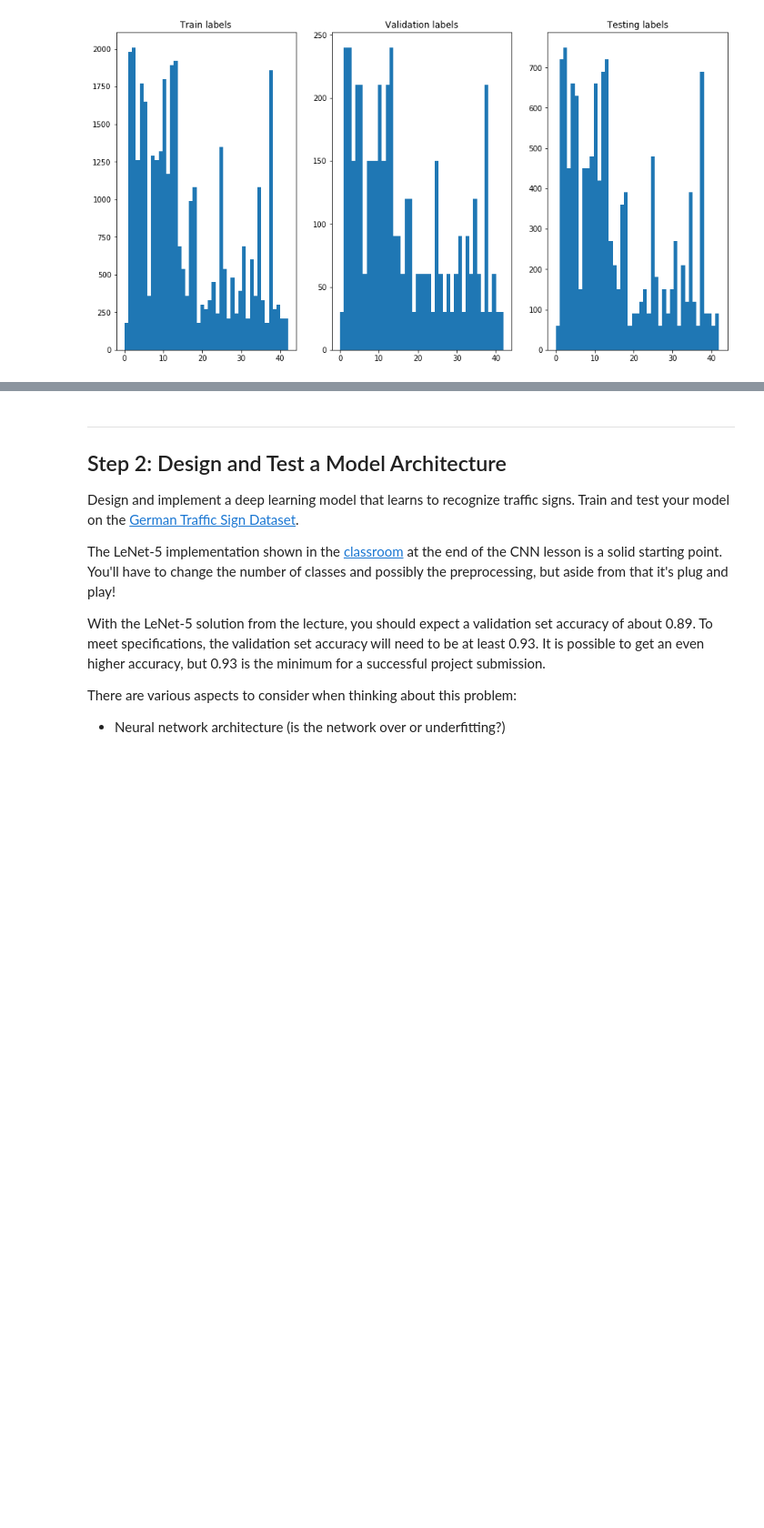
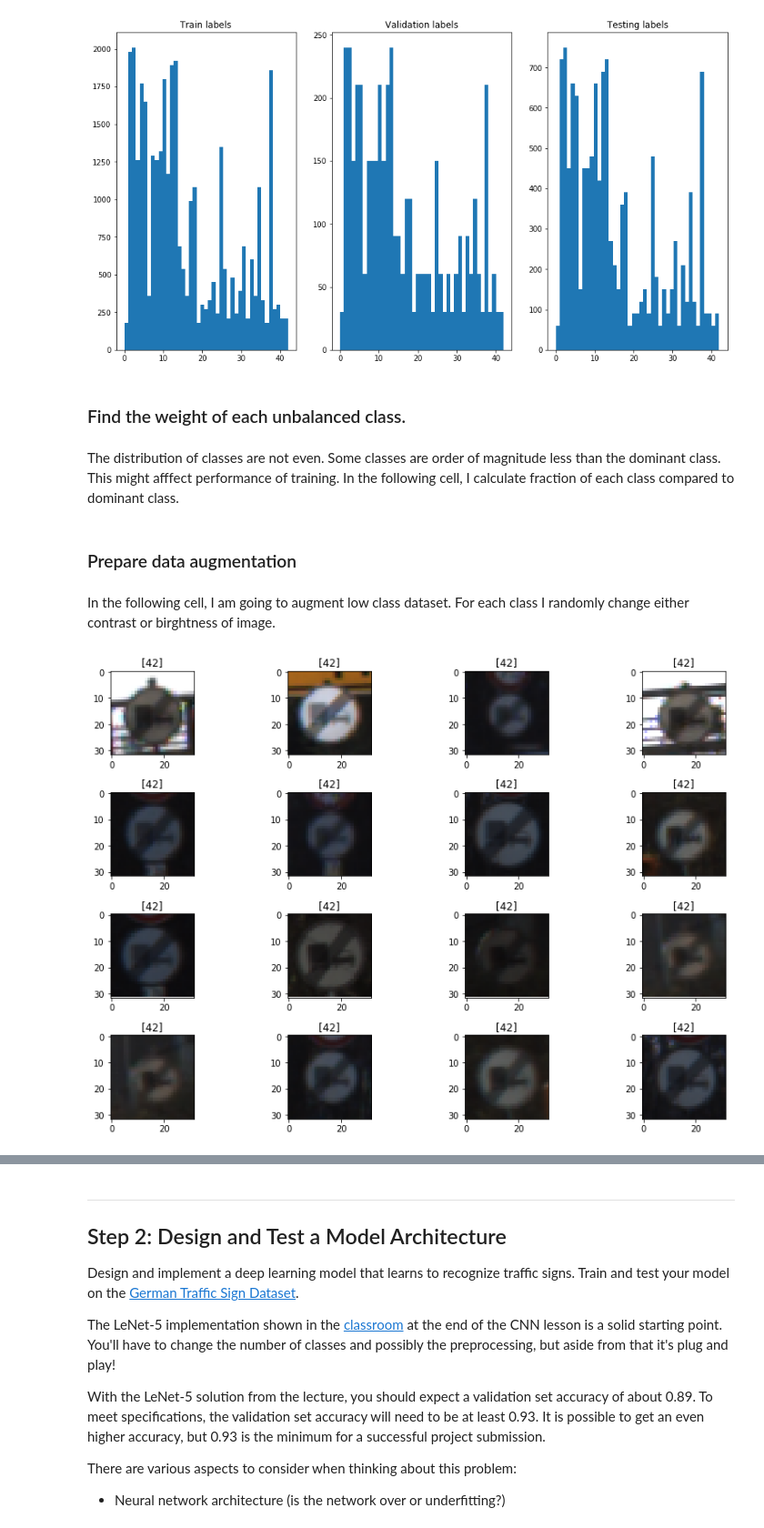
Before and after one commit to mhaytmyr/Udacity, a Jupyter notebook: Term1_Project2/Traffic_Sign_Classifier.ipynb, the cells around one changed output, grey strips where cells are left out. Shown: that part at 91% size. Cells and saved outputs as stored; diff of their text form; code cells hidden in the pictures; blank space fills up the shorter version.

```diff
--- a/Term1_Project2/Traffic_Sign_Classifier.ipynb
+++ b/Term1_Project2/Traffic_Sign_Classifier.ipynb
@@ -189,3 +163,8 @@ ax[2].set_title("Testing labels")
 plt.show()
 # %% [output]
 [figure]
+# %% [markdown]
+### Find the weight of each unbalanced class.
+# %% [markdown]
+The distribution of classes are not even. Some classes are order of magnitude less than the dominant class. This might afffect
+performance of training. In the following cell, I calculate fraction of each class compared to dominant class.
@@ -191,0 +180,53 @@ plt.show()
+# %% [markdown]
+### Prepare data augmentation
+# %% [markdown]
+In the following cell, I am going to augment low class dataset. For each class I randomly change either contrast
+or birghtness of image.
+# %%
+import tensorflow as tf
+
+def data_augmentation(tf_X,tf_y,weight):
+
+    tf_augmented_img = tf_X
+    for i in range(weight-1):
+        if np.random.choice([0,1])==0:
+            tf_augmented_img = tf.concat([tf_augmented_img,tf.image.random_contrast(tf_X,lower=0.2, upper=1.8)],axis=0)
+        else:
+            tf_augmented_img = tf.concat([tf_augmented_img,tf.image.random_brightness(tf_X,max_delta=30)],axis=0)
+
+    tf_augmented_y = tf.reshape(tf.tile(tf_y,multiples=[weight]),[-1,1])
+    return tf_augmented_img, tf_augmented_y
+
+tf_X = tf.placeholder(tf.float32, [None, 32,32, 3])
+tf_y = tf.placeholder(tf.uint8,[None])
+
+
+with tf.Session() as sess:
+
+    for item in low_classes:
+        y_low_class = y_train[y_train==item]
+        X_low_class = X_train[y_train==item]
+
+        tf_augment_x, tf_augment_y = data_augmentation(tf_X,tf_y,int(low_classes[item]))
+        output, label = sess.run([tf_augment_x,tf_augment_y],feed_dict={tf_X:X_low_class,tf_y:y_low_class})
+        #print(np.array(output).shape,np.array(label).shape)
+        #print(label[:20,0])
+
+        if item==0:
+            X_train_balanced = output.copy().astype(np.uint8)
+            y_train_balanced = label.copy()
+        else:
+            X_train_balanced = np.concatenate([X_train_balanced,output.copy().astype(np.uint8)],axis=0)
+            y_train_balanced = np.concatenate([y_train_balanced,label.copy()],axis=0)
+
+processed = output.astype(np.uint8)
+fig,axis = plt.subplots(ncols=4,nrows=4, figsize=(12,8))
+ax = axis.ravel()
+
+for i in range(len(ax)):
+    ax[i].imshow(processed[i,:,:])
+    ax[i].set_title(label[i])
+
+plt.tight_layout()
+# %% [output]
+[figure, added]
```
Also changed, not shown: parts of 18 cells of this notebook, 9 other files.
